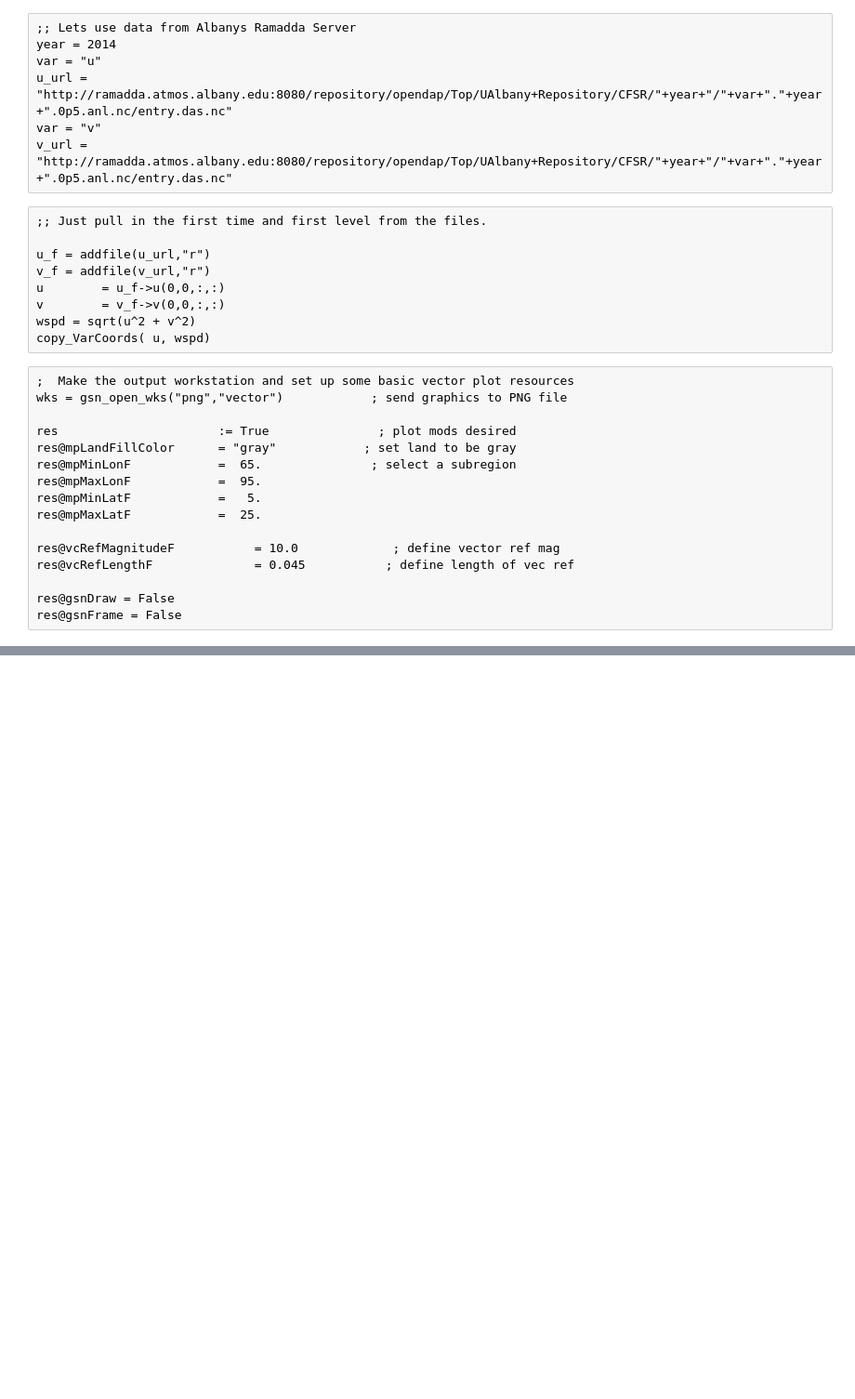
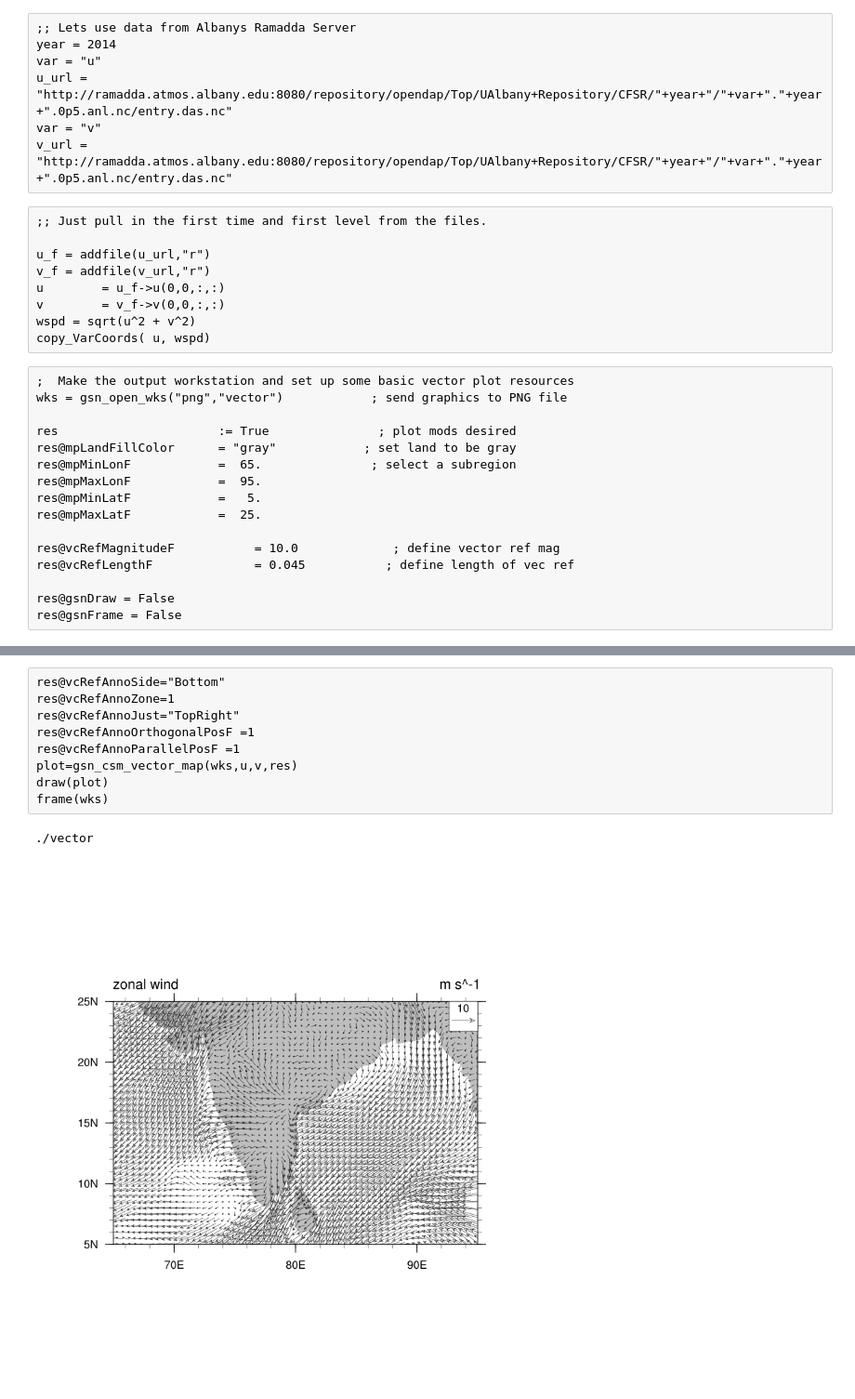
Before and after one commit to Wanhenri/JuPyNCL, a Jupyter notebook: examples/vcRefAnno_bottom_right.ipynb, the cells around one changed output, grey strips where cells are left out. Shown at 93% size. Cells and saved outputs as stored; diff of their text form; blank space fills up the shorter version.

```diff
--- a/examples/vcRefAnno_bottom_right.ipynb
+++ b/examples/vcRefAnno_bottom_right.ipynb
@@ -43,0 +74,12 @@ frame(wks)
+# %%
+res@vcRefAnnoSide="Bottom"
+res@vcRefAnnoZone=1
+res@vcRefAnnoJust="TopRight"
+res@vcRefAnnoOrthogonalPosF =1
+res@vcRefAnnoParallelPosF =1
+plot=gsn_csm_vector_map(wks,u,v,res)
+draw(plot)
+frame(wks)
+# %% [output]
+./vector
+[figure, added]
```
Also changed, not shown: parts of 5 cells of this notebook.
